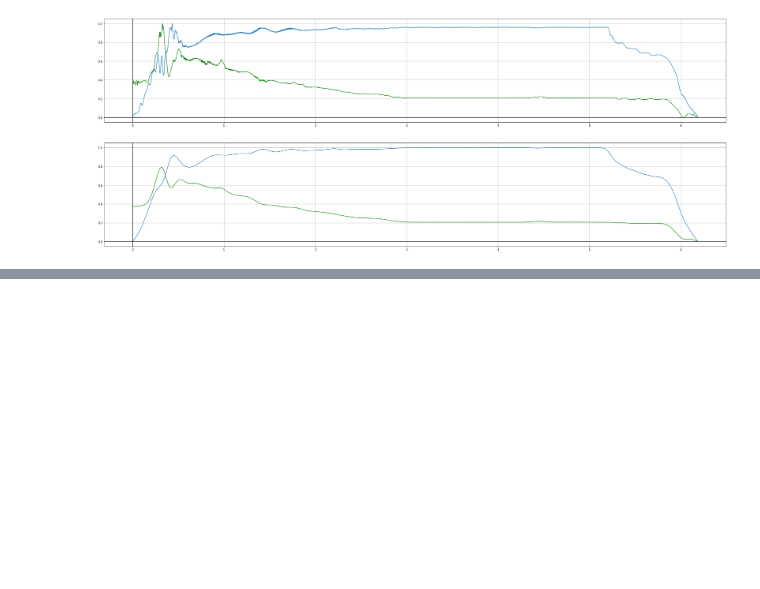
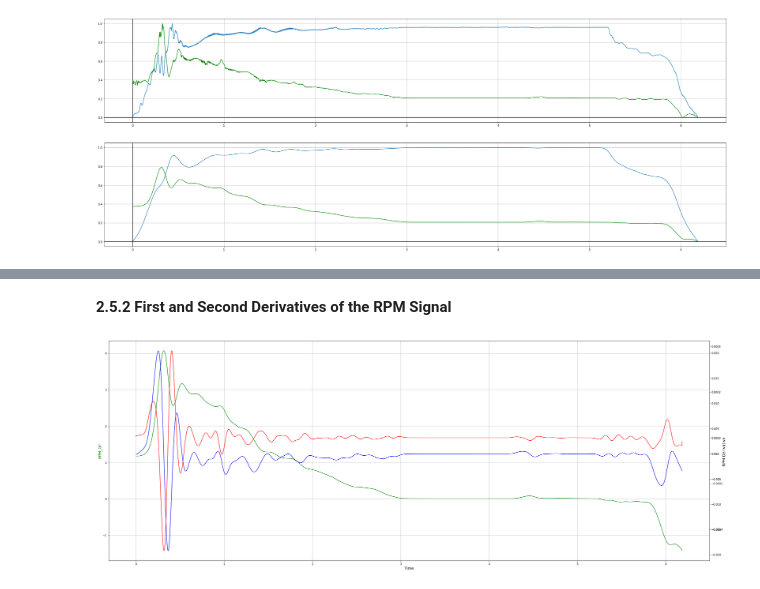
Before and after one commit to Ayushman-Choudhuri/RWTH_Hackmining_Hackathon, a Jupyter notebook: src/RWTH - Hack Mining Hackathon.ipynb, the cells around one changed output, grey strips where cells are left out. Saved outputs shown, nothing was run; the diff lists cells and outputs as text; code cells hidden in the pictures; blank space fills up the shorter version.

```diff
--- a/src/RWTH - Hack Mining Hackathon.ipynb
+++ b/src/RWTH - Hack Mining Hackathon.ipynb
@@ -192,0 +221,30 @@ ax[1].axvline(x=0, color='k')
+# %% [markdown]
+**2.5.2 First and Second Derivatives of the RPM Signal**
+# %%
+rpm_GF_1_d1 = np.gradient(rpm_GF_1)
+rpm_GF_1_d2 = np.gradient(rpm_GF_1_d1)
+
+# create figure and axis objects with subplots()
+fig,ax = plt.subplots(figsize = (40,15))
+# make a plot
+ax.plot(time,rpm_GF_1,color="green")
+# set x-axis label
+ax.set_xlabel("Time", fontsize = 14)
+# set y-axis label
+ax.set_ylabel("RPM_GF",color="green",fontsize=14)
+ax.grid(True, which='both')
+# twin object for two different y-axis on the sample plot
+ax2=ax.twinx()
+# make a plot with different y-axis using second axis object
+ax2.plot(time,rpm_GF_1_d1 ,color="blue")
+ax2.set_ylabel("RPM Derivative ",color="black",fontsize=14)
+
+
+ax3=ax.twinx()
+# make a plot with different y-axis using second axis object
+ax3.plot(time,rpm_GF_1_d2 ,color="red")
+#ax3.set_ylabel("RPM GF Second Derivative ",color="red",fontsize=14)
+
+plt.show()
+# %% [output]
+[figure, added]
```
Also changed, not shown: parts of 5 cells of this notebook.
